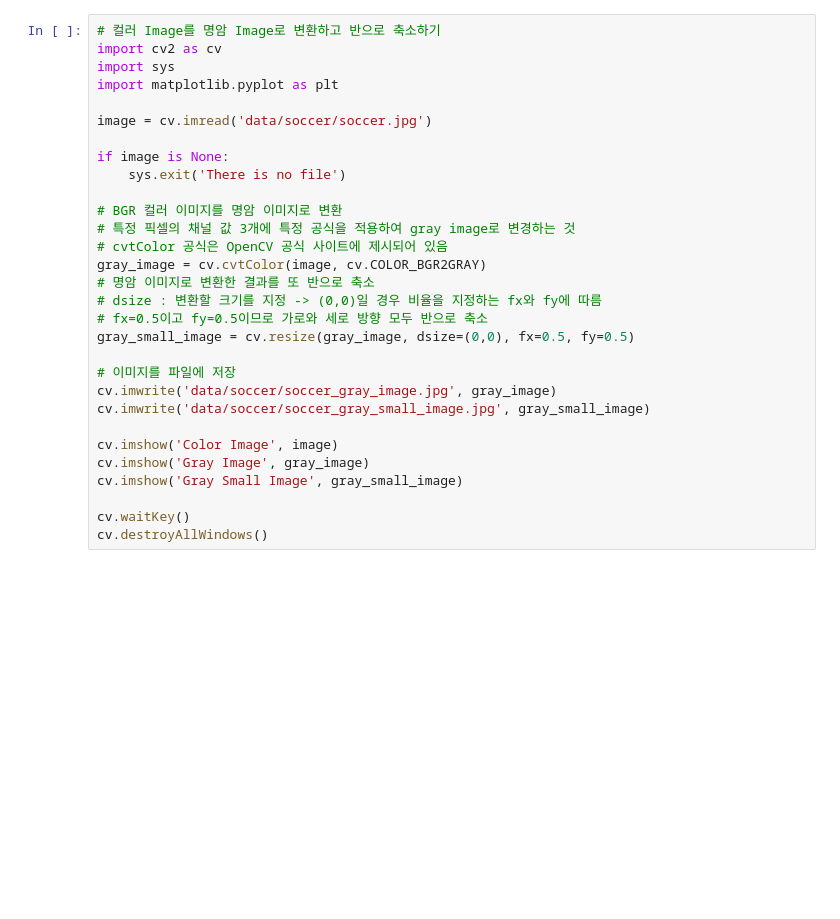
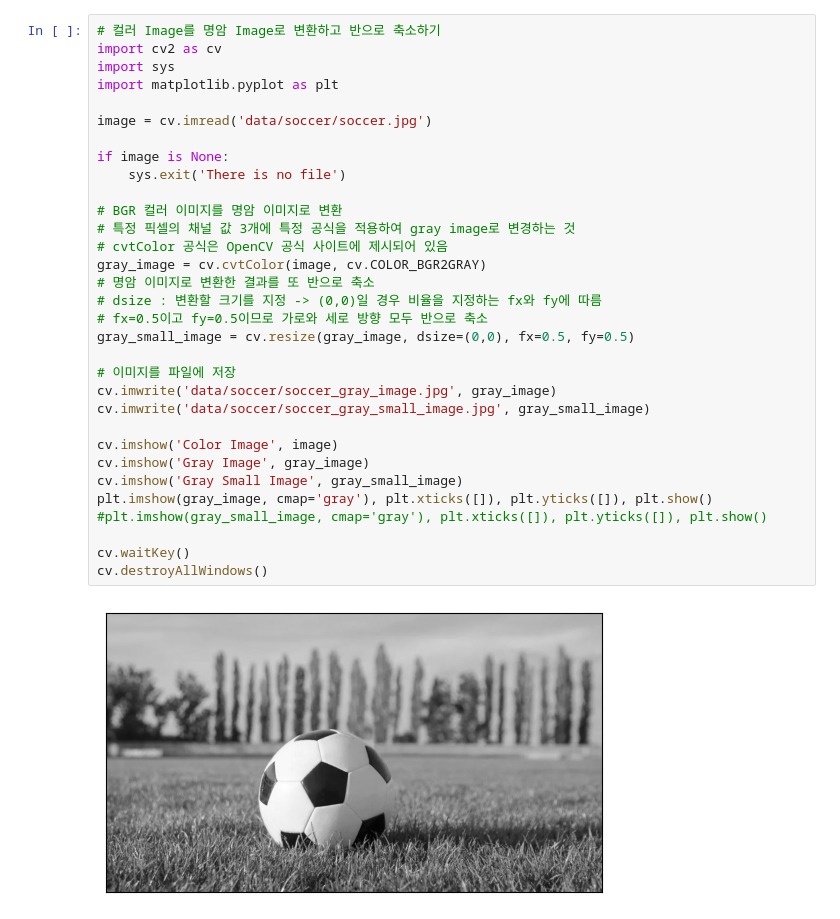
Before and after one commit to andrew-youngjae/computer-vision, a Jupyter notebook: 02-OpenCV/02-image-transform.ipynb, the cells around one changed output. Saved outputs shown, nothing was run; the diff lists cells and outputs as text; blank space fills up the shorter version.

```diff
--- a/02-OpenCV/02-image-transform.ipynb
+++ b/02-OpenCV/02-image-transform.ipynb
@@ -2,30 +2,33 @@
 # 컬러 Image를 명암 Image로 변환하고 반으로 축소하기
 import cv2 as cv
 import sys
 import matplotlib.pyplot as plt
 
 image = cv.imread('data/soccer/soccer.jpg')
 
 if image is None:
     sys.exit('There is no file')
 
 # BGR 컬러 이미지를 명암 이미지로 변환
 # 특정 픽셀의 채널 값 3개에 특정 공식을 적용하여 gray image로 변경하는 것
 # cvtColor 공식은 OpenCV 공식 사이트에 제시되어 있음
 gray_image = cv.cvtColor(image, cv.COLOR_BGR2GRAY)
 # 명암 이미지로 변환한 결과를 또 반으로 축소
 # dsize : 변환할 크기를 지정 -> (0,0)일 경우 비율을 지정하는 fx와 fy에 따름
 # fx=0.5이고 fy=0.5이므로 가로와 세로 방향 모두 반으로 축소
 gray_small_image = cv.resize(gray_image, dsize=(0,0), fx=0.5, fy=0.5)
 
 # 이미지를 파일에 저장
 cv.imwrite('data/soccer/soccer_gray_image.jpg', gray_image)
 cv.imwrite('data/soccer/soccer_gray_small_image.jpg', gray_small_image)
 
 cv.imshow('Color Image', image)
 cv.imshow('Gray Image', gray_image)
 cv.imshow('Gray Small Image', gray_small_image)
+plt.imshow(gray_image, cmap='gray'), plt.xticks([]), plt.yticks([]), plt.show()
+#plt.imshow(gray_small_image, cmap='gray'), plt.xticks([]), plt.yticks([]), plt.show()
 
 cv.waitKey()
 cv.destroyAllWindows()
 # %% [output]
+[figure, added]
```
Also changed, not shown: parts of 1 cell of this notebook, 1 other file.
